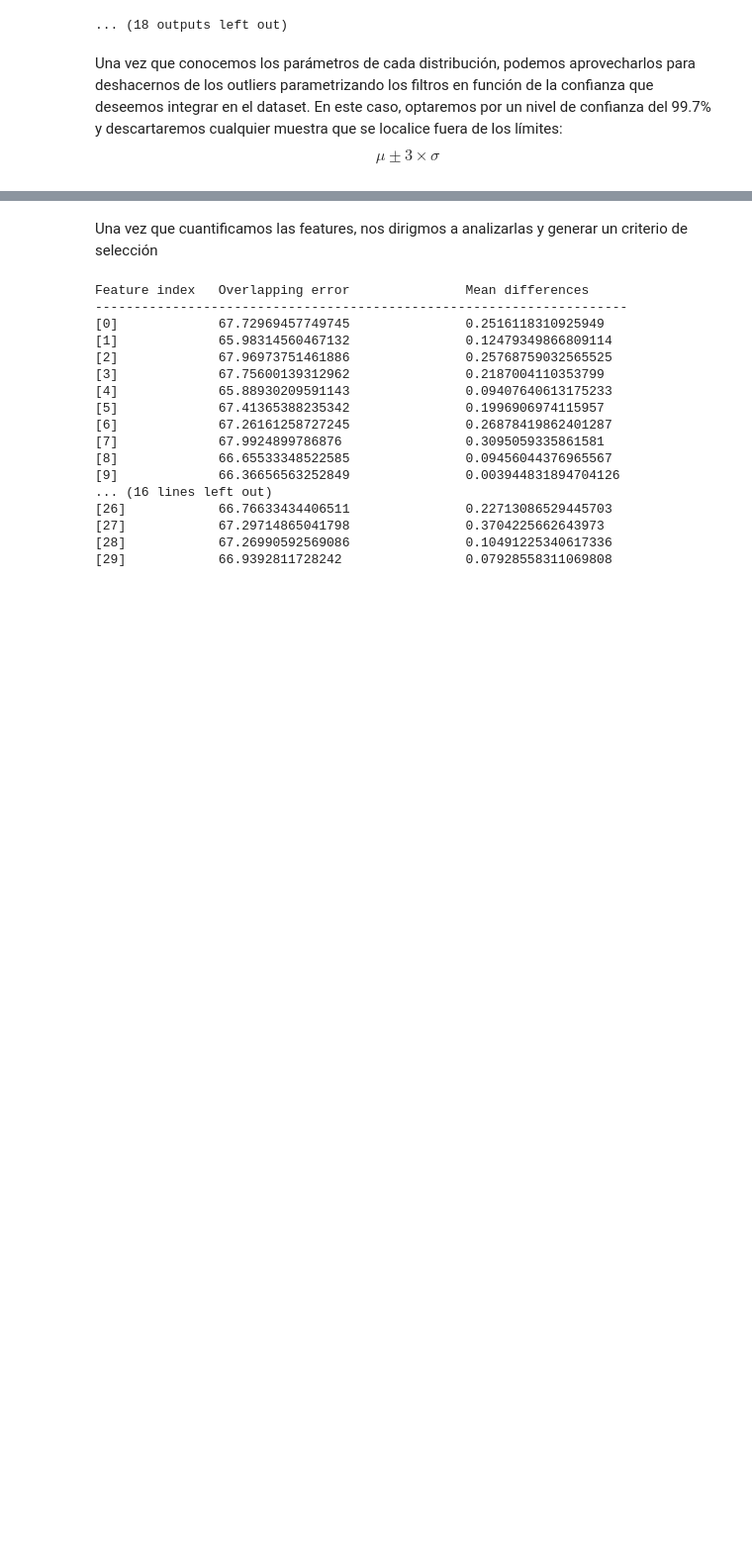
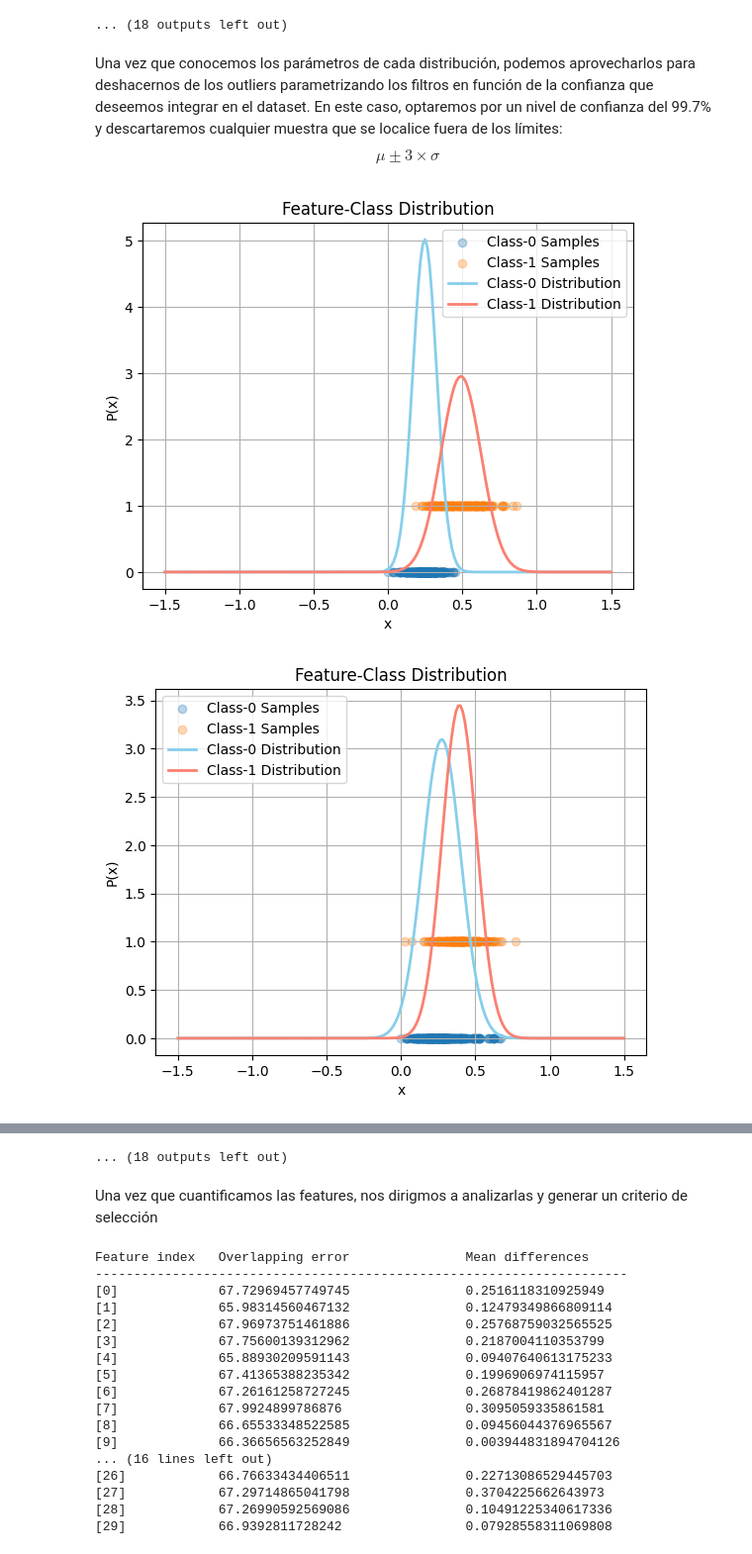
Before and after one commit to CarlosZT/ML_Final_Proj, a Jupyter notebook: Project/main.ipynb, the cells around one changed output, grey strips where cells are left out. Shown at 99% size. Drawn from its saved outputs; the diff is of its cells as text; code cells hidden in the pictures; blank space fills up the shorter version.

```diff
--- a/Project/main.ipynb
+++ b/Project/main.ipynb
@@ -140,11 +147,16 @@ Una vez que conocemos los parámetros de cada distribución, podemos aprovecharl
 # %%
 for i in range(x_filt.shape[1]):
     p = get_feature_distribution(x_filt[:,i], y_filt)
-    o, m = feature_performance(x_filt[:,i], y_filt,
+    o, m, fig = feature_performance(x_filt[:,i], y_filt,
                         p['mu0'],
                         p['std0'],
                         p['mu1'],
-                        p['std1'])
+                        p['std1'],
+                        plot=True)
+    mlflow.log_figure(fig, f'mlflow/figures/distributions/cleaned/cleaned_{i}.png')
 
 y = y_filt
 X = x_filt
+# %% [output]
+[figure, added]
+[figure, added]
@@ -151,3 +173,4 @@ X = x_filt
+... (18 outputs left out)
 # %% [markdown]
 Una vez que cuantificamos las features, nos dirigmos a analizarlas y generar un criterio de selección
 # %%
```
Also changed, not shown: parts of 14 cells of this notebook, 2 other files.
